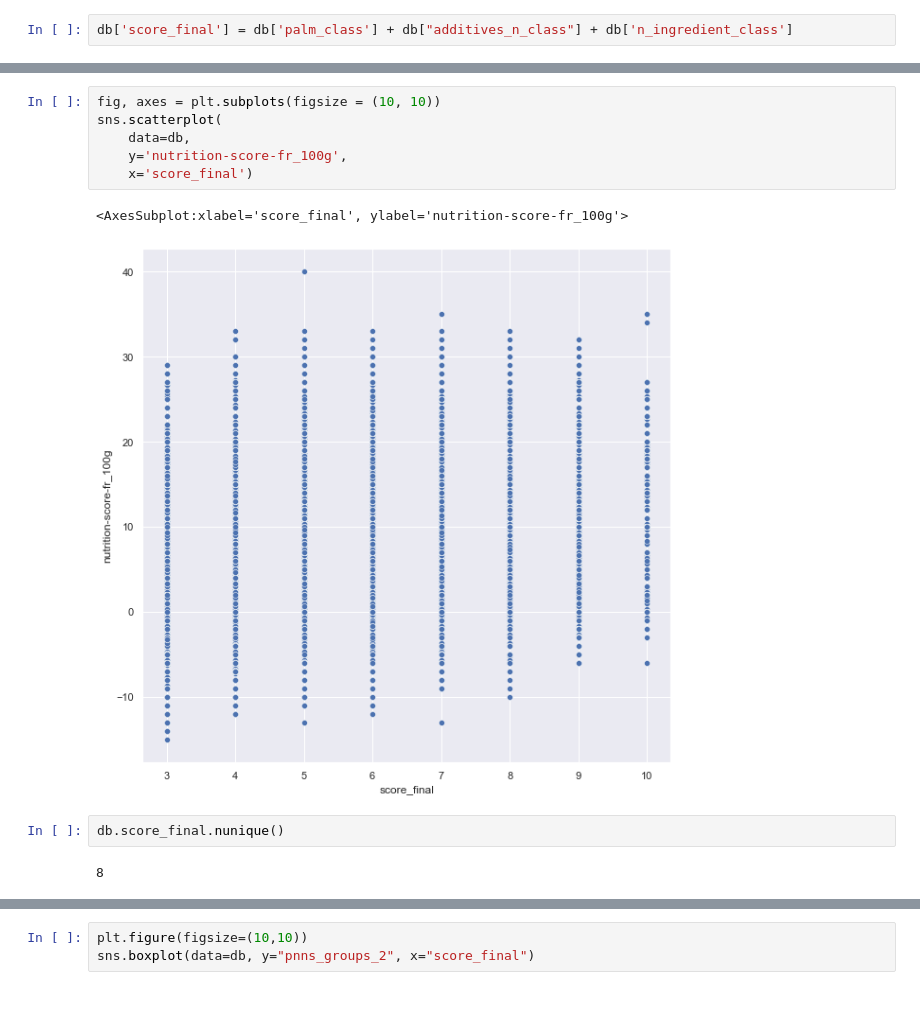
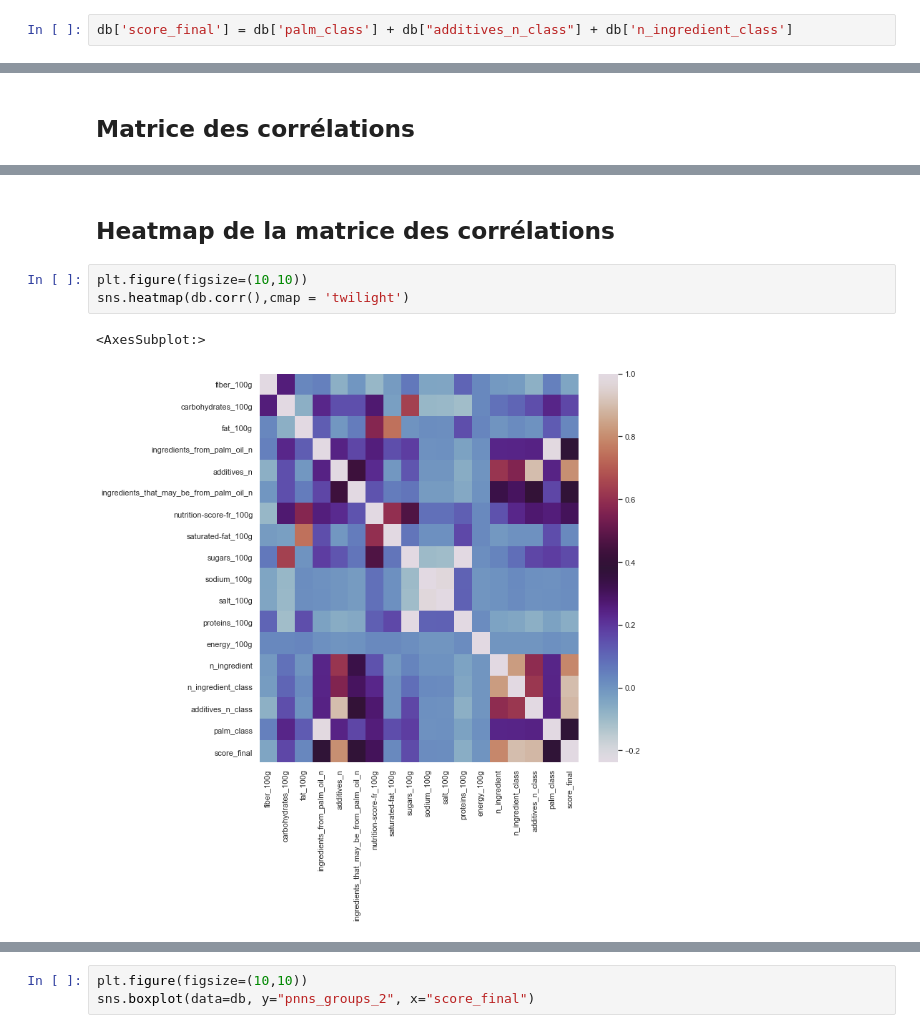
Before and after one commit to ArhurK/P3-Concevez-une-application-au-service-de-la-sante-publique, a Jupyter notebook: P3.ipynb, the cells around one changed output, grey strips where cells are left out. Drawn from its saved outputs; the diff is of its cells as text; blank space fills up the shorter version.

```diff
--- a/P3.ipynb
+++ b/P3.ipynb
@@ -1138,6 +1155,8 @@ db.describe()
 | 50% | 1.000000 | 13.500000 | 7.000000 | 0.000000 | 1.000000 | 0.000000 | ... |
 | 75% | 2.700000 | 50.300000 | 19.000000 | 0.000000 | 3.000000 | 0.000000 | ... |
 | max | 100.000000 | 100.000000 | 100.000000 | 2.000000 | 31.000000 | 5.000000 | ... |
+# %% [markdown]
+## Matrice des corrélations
 # %%
 db.corr()
 # %% [output]
@@ -1158,16 +1177,11 @@ db.corr()
 | additives_n_class | -0.070202 | 0.153344 | 0.006913 | 0.247219 | 0.899811 | 0.393403 | ... |
 | palm_class | 0.046141 | 0.238372 | 0.126642 | 0.992629 | 0.244497 | 0.170578 | ... |
 | score_final | -0.041222 | 0.167847 | 0.032013 | 0.383578 | 0.804799 | 0.389199 | ... |
-# %%
-fig, axes = plt.subplots(figsize = (10, 10))
-sns.scatterplot(
-    data=db,
-    y='nutrition-score-fr_100g',
-    x='score_final')
-# %% [output]
-<AxesSubplot:xlabel='score_final', ylabel='nutrition-score-fr_100g'>
-[figure, removed]
-# %%
-db.score_final.nunique()
-# %% [output]
-8
+# %% [markdown]
+## Heatmap de la matrice des corrélations
+# %%
+plt.figure(figsize=(10,10))
+sns.heatmap(db.corr(),cmap = 'twilight')
+# %% [output]
+<AxesSubplot:>
+[figure, added]
```
Also changed, not shown: parts of 54 cells of this notebook.
